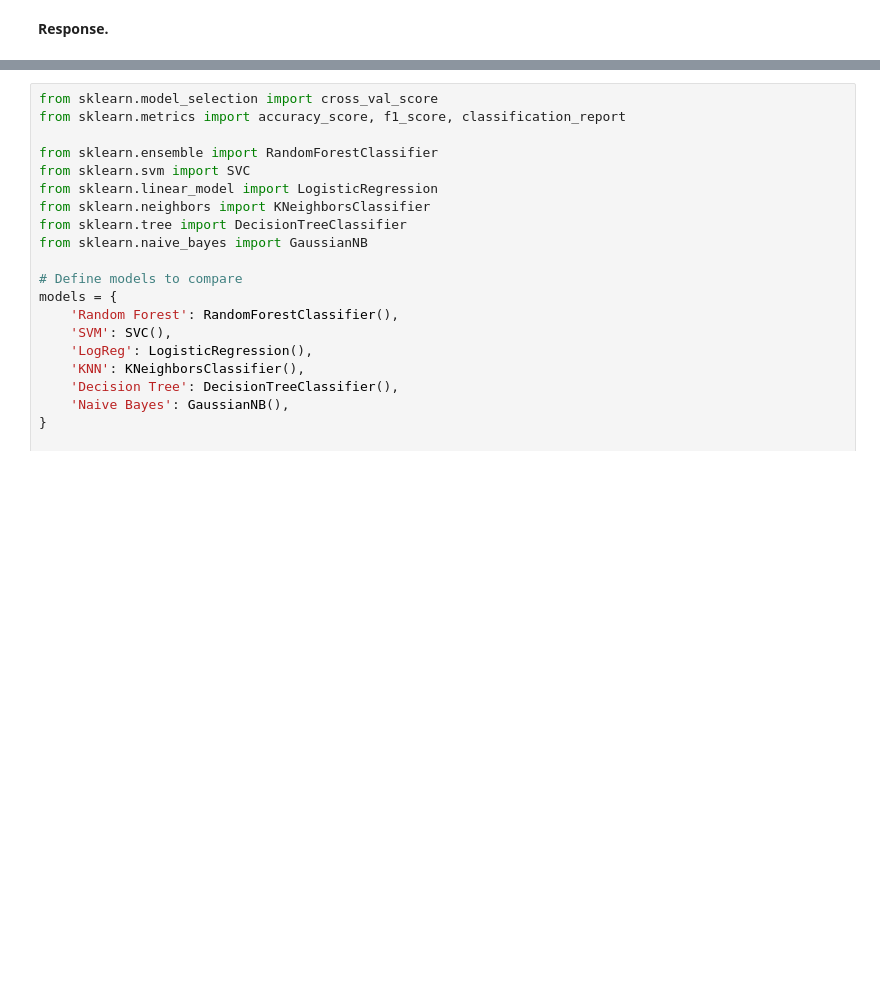
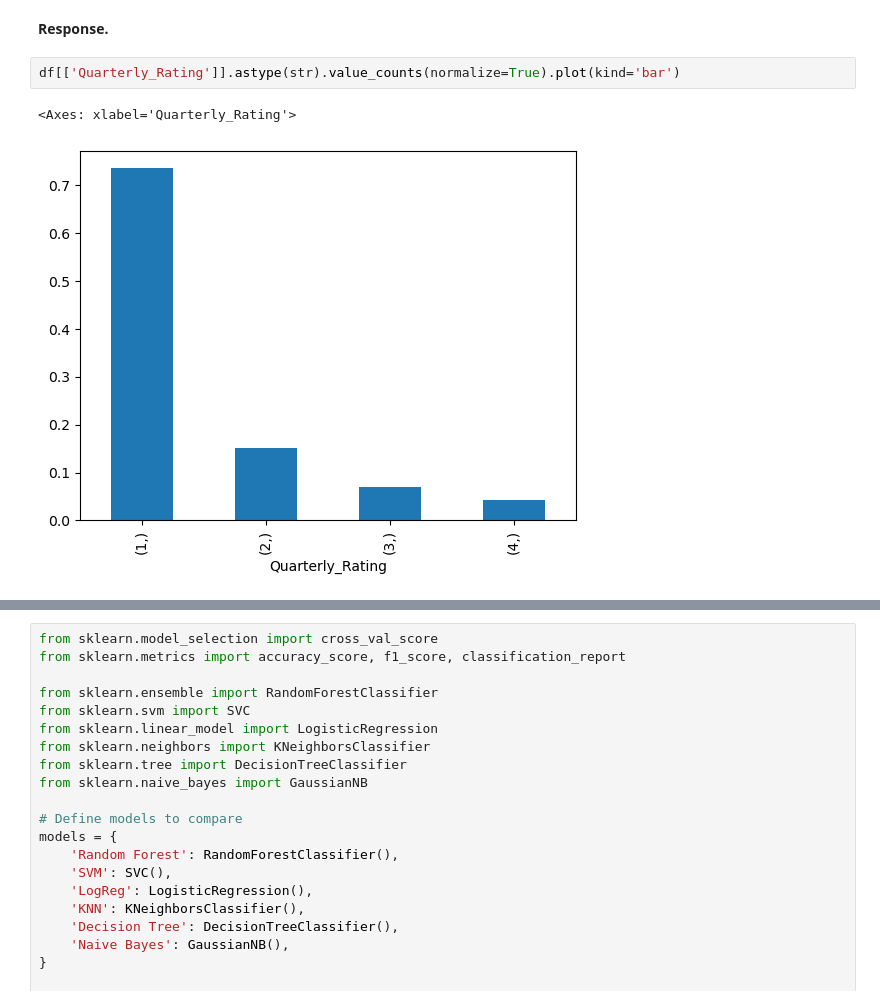
Before and after one commit to exocetfalling/CS105, a Jupyter notebook: project/CS105 Project Submission (Final) 2025.ipynb, the cells around one changed output, grey strips where cells are left out. Saved outputs shown, nothing was run; the diff lists cells and outputs as text; blank space fills up the shorter version.

```diff
--- a/project/CS105 Project Submission (Final) 2025.ipynb
+++ b/project/CS105 Project Submission (Final) 2025.ipynb
@@ -2429,4 +2444,9 @@ The models we have chosen here are: `LinearRegression` and `Ridge`.
 #### **d.** For each model, perform the training, and report the trained parameters and the training scores, if applicable. <a id="part5d"></a>
 # %% [markdown]
 **Response.**
+# %%
+df[['Quarterly_Rating']].astype(str).value_counts(normalize=True).plot(kind='bar')
+# %% [output]
+<Axes: xlabel='Quarterly_Rating'>
+[figure, added]
 # %%
```
Also changed, not shown: parts of 4 cells of this notebook.
